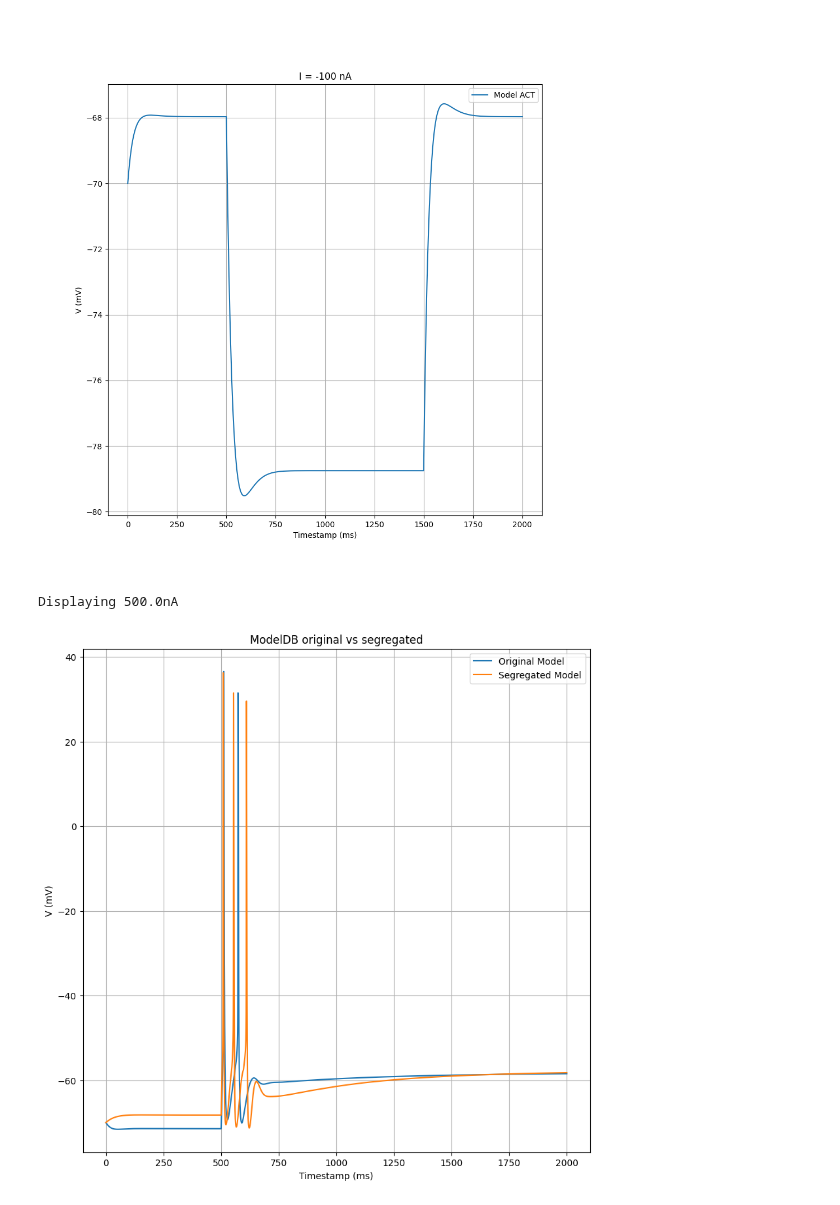
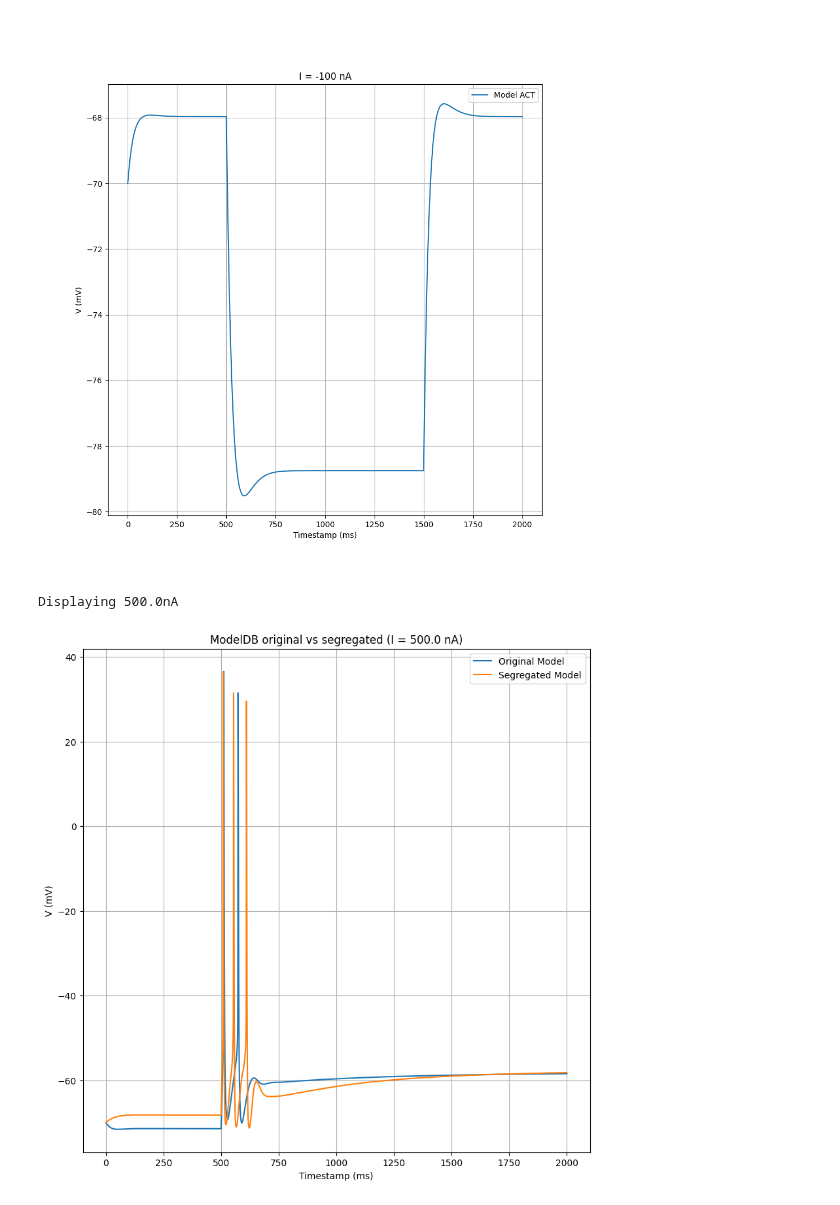
Before and after one commit to V-Marco/ACT, a Jupyter notebook: examples/LA/Cell_A.ipynb, the cells around one changed output. Drawn from its saved outputs; the diff is of its cells as text; code cells hidden in the pictures.

```diff
--- a/examples/LA/Cell_A.ipynb
+++ b/examples/LA/Cell_A.ipynb
@@ -326,15 +326,15 @@ config = {
         # },
         {  # lto
             "params": ["gbar_nap", "gbar_im"],
-            "voltage": [-67.5, 100],  # [-67.5, -57.5],
+            "voltage": [-100, 100], #[-67.5, 100],  # [-67.5, -57.5],
         },
         {  # spking / adaptation
             "params": ["gbar_na3", "gbar_kdr", "gcabar_cadyn", "gsAHPbar_sAHP"],
-            "voltage": [-57.5, 100],  # [-57.5, 0],
+            "voltage": [-100, 100], #[-57.5, 100],  # [-57.5, 0],
         },
         {  # hto
             "params": ["gbar_nap", "gbar_im"],
-            "voltage": [-40, 100],  # [-40, -30],
+            "voltage": [-100, 100], #[-40, 100],  # [-40, -30],
         },
     ],
     "output": {
@@ -430,31 +430,31 @@ Image(filename="./output_LA_A/segregated/passive_-100nA.png")
 # %%
 import h5py
 from matplotlib import pyplot as plt
 
 dt = config["simulation_parameters"]["h_dt"]
 
 original_h5 = h5py.File('output_LA_A/original/traces.h5')
 segregated_h5 = h5py.File('output_LA_A/segregated/traces.h5')
 
 amps = original_h5['amps']
 amp_index = 20
 amp = list(amps)[amp_index]
 print(f"Displaying {amp*1e3}nA")
 
 original_trace = original_h5['target']['voltage_trace'][amp_index]
 segregated_trace = segregated_h5['target']['voltage_trace'][amp_index]
 
 _, ax = plt.subplots(1, 1, figsize=(10, 10))
-title = f"I = {(amp):.0f} nA"
+title = f"I = {(amp)*1e3} nA"
 times = np.arange(0, int(len(original_trace) * dt), dt)
 ax.plot(times, original_trace, label="Original Model")
 times = np.arange(0, int(len(segregated_trace) * dt), dt)
 ax.plot(times, segregated_trace, label="Segregated Model")
-ax.set_title("ModelDB original vs segregated")
+ax.set_title(f"ModelDB original vs segregated ({title})")
 ax.set_xlabel("Timestamp (ms)")
 ax.set_ylabel("V (mV)")
 ax.legend()
 ax.grid()
 # %% [output]
 Displaying 500.0nA
-[figure, old version]
+[figure, new version]
```
Also changed, not shown: parts of 3 cells of this notebook.
